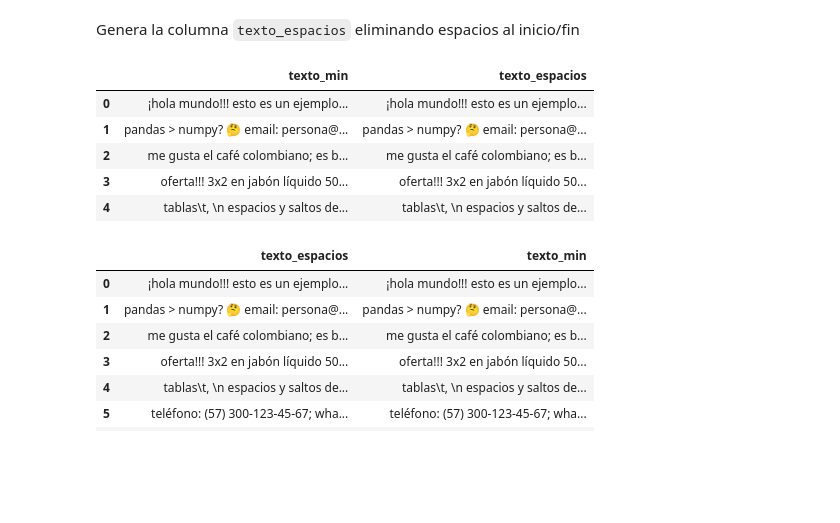
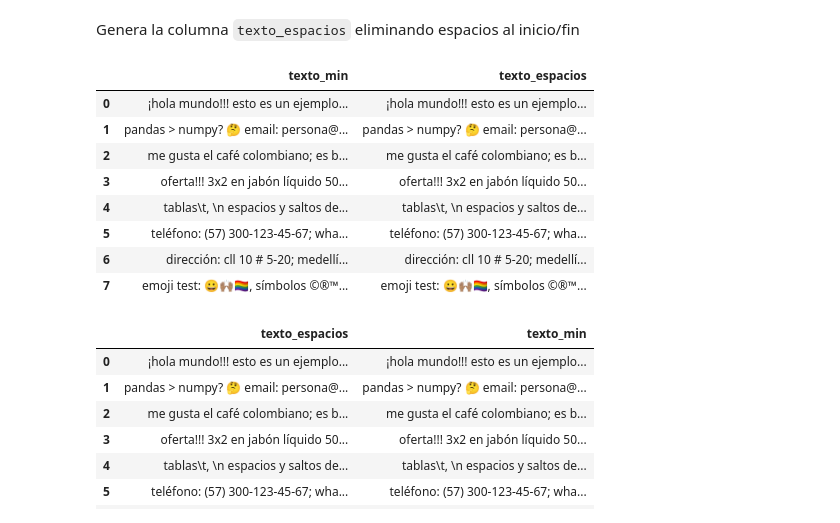
Before and after one commit to DavidArroyaveUPB/Curso-NLP-DAvid-Arroyave, a Jupyter notebook: notebooks/Practica_Limpieza_Texto.ipynb, the cells around one changed output. Drawn from its saved outputs; the diff is of its cells as text; code cells hidden in the pictures; blank space fills up the shorter version.

Commit message:
git status
git add Practica_Limpieza_Texto

git commit -m "Agrego archivo Practica_Limpieza_Texto con limpieza de datos"

git push origin main

```diff
--- a/notebooks/Practica_Limpieza_Texto.ipynb
+++ b/notebooks/Practica_Limpieza_Texto.ipynb
@@ -218,20 +222,24 @@ Genera  la columna `texto_espacios` eliminando espacios al inicio/fin
 # %%
 # ...existing code...
 # Crea columna 'texto_espacios' quitando espacios al inicio/fin de 'texto_min'
 if "texto_min" not in df_texto.columns:
     df_texto["texto_min"] = df_texto["texto"].str.lower()
+
 df_texto["texto_espacios"] = df_texto["texto_min"].str.strip()
 
-# Verifica resultado
-df_texto[["texto_min", "texto_espacios"]].head()
+# Verifica las 8 filas (emojis incluidos)
+df_texto[["texto_min", "texto_espacios"]]
 # ...existing code...
 # %% [output]
 |  | texto_min | texto_espacios |
 | 0 | ¡hola mundo!!! esto es un ejemplo... | ¡hola mundo!!! esto es un ejemplo... |
 | 1 | pandas > numpy? 🤔 email: persona@... | pandas > numpy? 🤔 email: persona@... |
 | 2 | me gusta el café colombiano; es b... | me gusta el café colombiano; es b... |
 | 3 | oferta!!! 3x2 en jabón líquido 50... | oferta!!! 3x2 en jabón líquido 50... |
 | 4 | tablas\t, \n espacios y saltos de... | tablas\t, \n espacios y saltos de... |
+| 5 | teléfono: (57) 300-123-45-67; wha... | teléfono: (57) 300-123-45-67; wha... |
+| 6 | dirección: cll 10 # 5-20; medellí... | dirección: cll 10 # 5-20; medellí... |
+| 7 | emoji test: 😀🙌🏽🏳️‍🌈, símbolos ©®™... | emoji test: 😀🙌🏽🏳️‍🌈, símbolos ©®™... |
 # %%
 # %% [output]
 |  | texto_espacios | texto_min |
```
Also changed, not shown: parts of 21 cells of this notebook.
